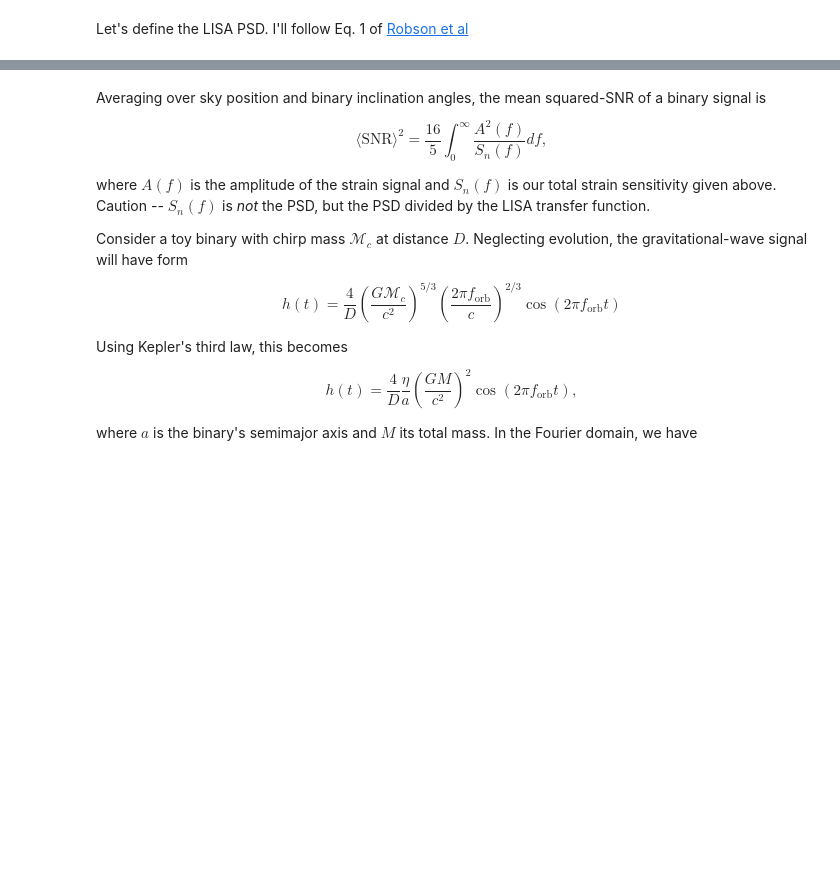
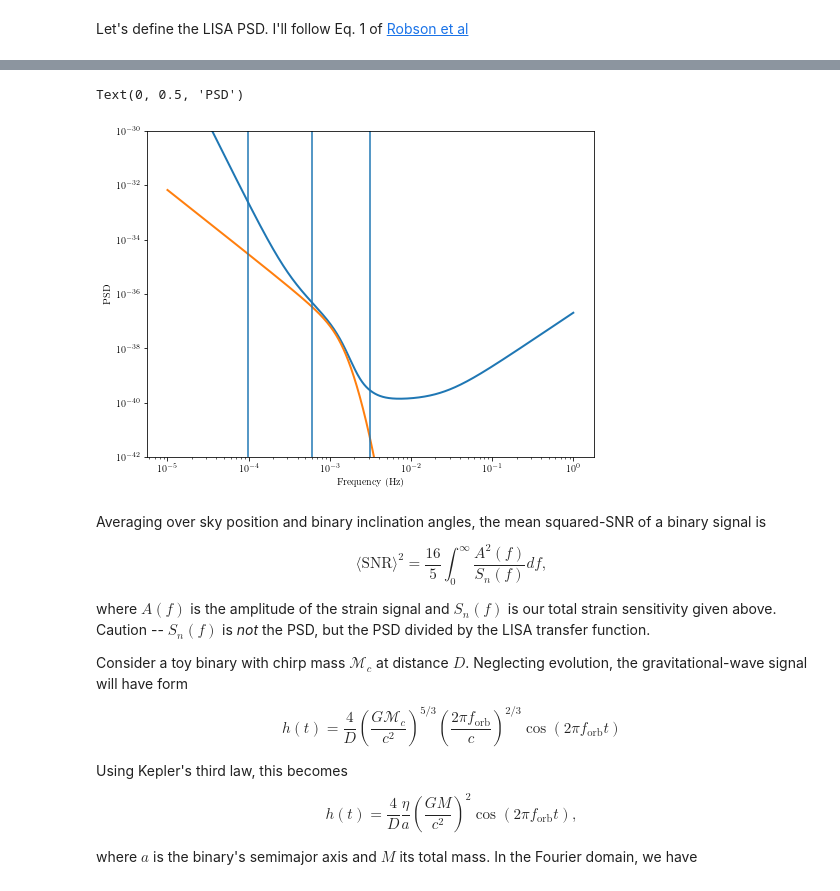
Before and after one commit to tcallister/LISA-and-CE-Evolution, a Jupyter notebook: SNR_grid.ipynb, the cells around one changed output, grey strips where cells are left out. Drawn from its saved outputs; the diff is of its cells as text; code cells hidden in the pictures; blank space fills up the shorter version.

```diff
--- a/SNR_grid.ipynb
+++ b/SNR_grid.ipynb
@@ -53,3 +58,22 @@ Text(0, 0.5, 'PSD')
+# %%
+def f_from_a(mtot,a):
+    return np.sqrt(G*mtot*Msun/(a*Rsun)**3)/(2.*np.pi)
+
+fig,ax = plt.subplots(figsize=(8,6))
+ax.plot(f,strain_sensitivity,lw=2)
+ax.plot(f,confusion,lw=2)
+ax.axvline(x=f_from_a(1.,1.))
+ax.axvline(x=f_from_a(1.,0.3))
+ax.axvline(x=f_from_a(1.,0.1))
+#ax.annotate('test',xy=(1e-4,1e-40),rotate=90)
+ax.set_xscale('log')
+ax.set_yscale('log')
+ax.set_ylim(1e-42,1e-30)
+ax.set_xlabel('Frequency (Hz)')
+ax.set_ylabel('PSD')
+# %% [output]
+Text(0, 0.5, 'PSD')
+[figure, added]
 # %% [markdown]
 Averaging over sky position and binary inclination angles, the mean squared-SNR of a binary signal is
 
```
Also changed, not shown: parts of 7 cells of this notebook, 1 other file.
